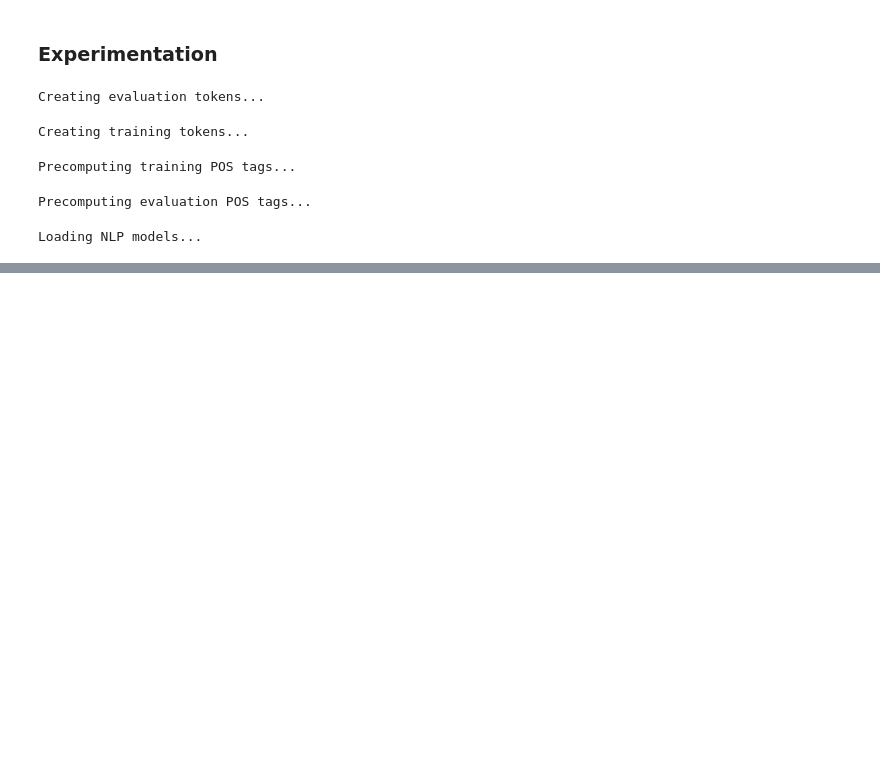
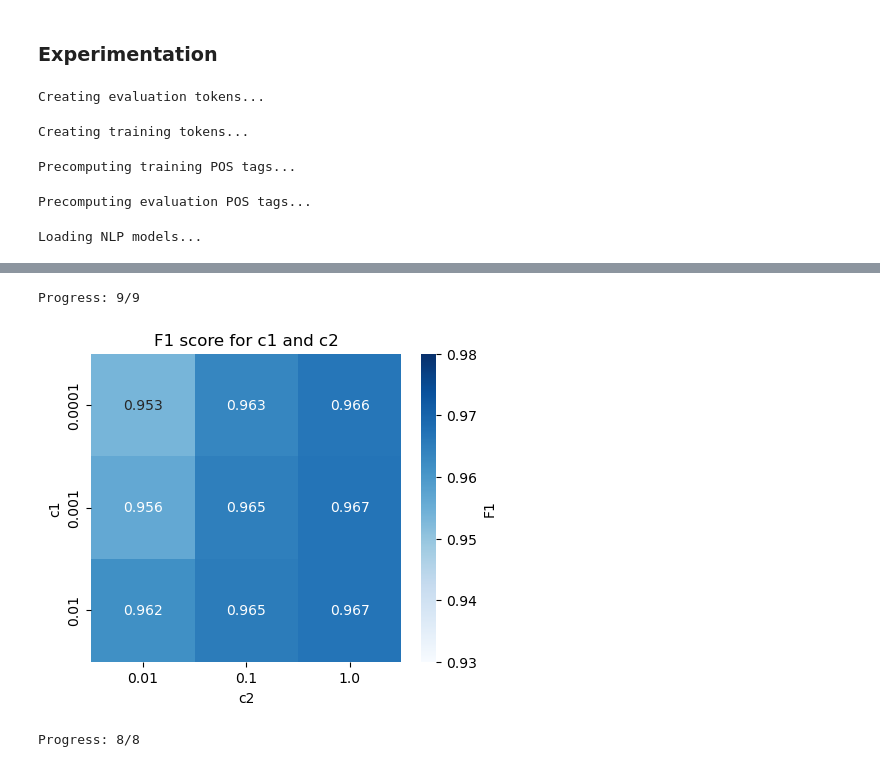
Before and after one commit to amritpal200/NLP-Project, a Jupyter notebook: src/crf.ipynb, the cells around one changed output, grey strips where cells are left out. Cells and saved outputs as stored; diff of their text form; code cells hidden in the pictures; blank space fills up the shorter version.

```diff
--- a/src/crf.ipynb
+++ b/src/crf.ipynb
@@ -131,0 +138,50 @@ Calculating metrics...
+# %%
+combinations = eval.grid_search(
+	{
+		"c1": [1e-2, 1e-3, 1e-4],
+		"c2": [1e-0, 1e-1, 1e-2],
+		"max_iterations": [50],
+		"padding": [True],
+		"before_lim": [6],
+		"after_lim": [1],
+	}
+)
+# %% [output]
+Progress: 9/9
+# %%
+import pandas as pd
+import seaborn as sns
+import matplotlib.pyplot as plt
+
+data = []
+for combo in combinations:
+    params = combo['params']
+    metrics = combo['metrics']
+    data.append((params['c1'], params['c2'], metrics['f1']))
+df = pd.DataFrame(data, columns=['c1', 'c2', 'f1'])
+df.sort_values(by=['c1', 'c2'], inplace=True)
+# %%
+pivot_table = df.pivot_table(index="c1", columns="c2", values="f1")
+
+plt.figure(figsize=(5, 4))
+sns.heatmap(pivot_table, annot=True, fmt=".3f", cmap='Blues', cbar_kws={'label': 'F1'}, vmin=0.93, vmax=0.98)
+
+plt.title('F1 score for c1 and c2')
+plt.ylabel('c1')
+plt.xlabel('c2')
+plt.show()
+# %% [output]
+[figure, added]
+# %%
+combinations2 = eval.grid_search(
+	{
+		"c1": [1e-2],
+		"c2": [1e-0],
+		"max_iterations": [50],
+		"padding": [True, False],
+		"before_lim": [6, 3],
+		"after_lim": [1, 2],
+	}
+)
+# %% [output]
+Progress: 8/8
```
Also changed, not shown: parts of 16 cells of this notebook, 1 other file.
